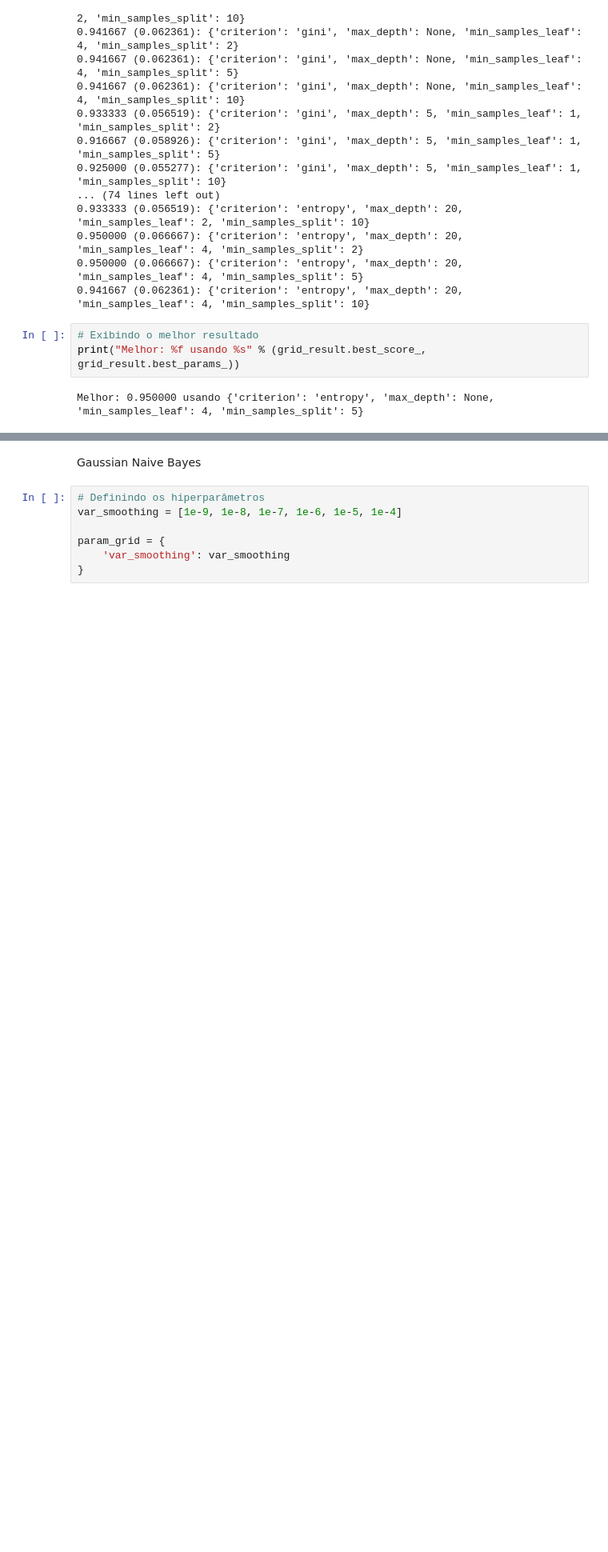
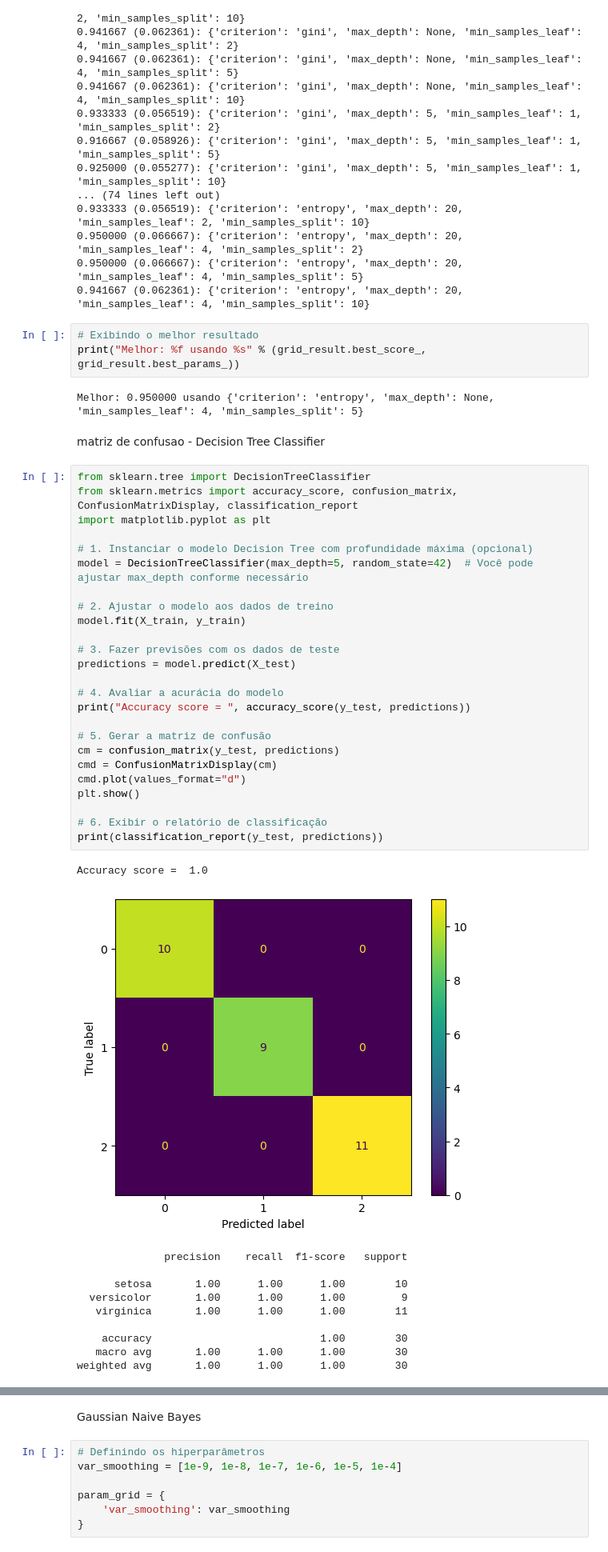
Before and after one commit to thiago-laza/dados-treina, a Jupyter notebook: treina-dados/estudo01.ipynb, the cells around one changed output, grey strips where cells are left out. Shown at 80% size. Drawn from its saved outputs; the diff is of its cells as text; blank space fills up the shorter version.

```diff
--- a/treina-dados/estudo01.ipynb
+++ b/treina-dados/estudo01.ipynb
@@ -583,3 +657,42 @@ for mean, stdev, param in zip(means, stds, params):
 print("Melhor: %f usando %s" % (grid_result.best_score_, grid_result.best_params_))
 # %% [output]
 Melhor: 0.950000 usando {'criterion': 'entropy', 'max_depth': None, 'min_samples_leaf': 4, 'min_samples_split': 5}
+# %% [markdown]
+matriz de confusao - Decision Tree Classifier
+# %%
+from sklearn.tree import DecisionTreeClassifier
+from sklearn.metrics import accuracy_score, confusion_matrix, ConfusionMatrixDisplay, classification_report
+import matplotlib.pyplot as plt
+
+# 1. Instanciar o modelo Decision Tree com profundidade máxima (opcional)
+model = DecisionTreeClassifier(max_depth=5, random_state=42)  # Você pode ajustar max_depth conforme necessário
+
+# 2. Ajustar o modelo aos dados de treino
+model.fit(X_train, y_train)
+
+# 3. Fazer previsões com os dados de teste
+predictions = model.predict(X_test)
+
+# 4. Avaliar a acurácia do modelo
+print("Accuracy score = ", accuracy_score(y_test, predictions))
+
+# 5. Gerar a matriz de confusão
+cm = confusion_matrix(y_test, predictions)
+cmd = ConfusionMatrixDisplay(cm)
+cmd.plot(values_format="d")
+plt.show()
+
+# 6. Exibir o relatório de classificação
+print(classification_report(y_test, predictions))
+# %% [output]
+Accuracy score =  1.0
+[figure, added]
+              precision    recall  f1-score   support
+
+      setosa       1.00      1.00      1.00        10
+  versicolor       1.00      1.00      1.00         9
+   virginica       1.00      1.00      1.00        11
+
+    accuracy                           1.00        30
+   macro avg       1.00      1.00      1.00        30
+weighted avg       1.00      1.00      1.00        30
```
Also changed, not shown: parts of 22 cells of this notebook.
